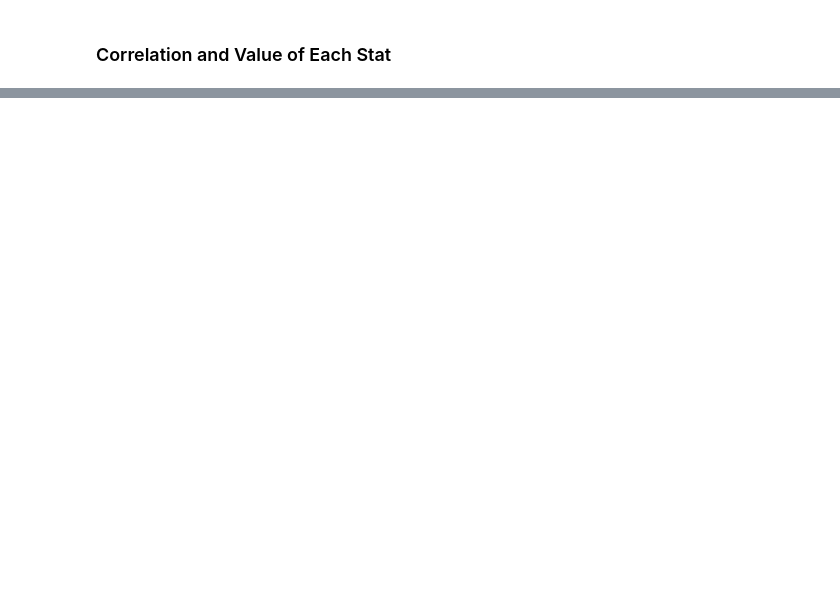
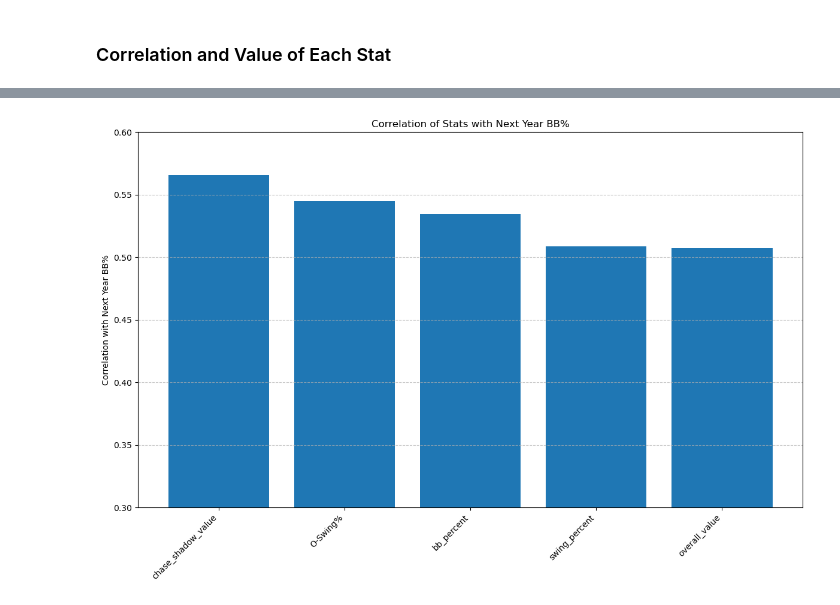
Before and after one commit to daltonlowery26/swing_decisons, a Jupyter notebook: analysis/stat_value.ipynb, the cells around one changed output, grey strips where cells are left out. Drawn from its saved outputs; the diff is of its cells as text; code cells hidden in the pictures; blank space fills up the shorter version.

```diff
--- a/analysis/stat_value.ipynb
+++ b/analysis/stat_value.ipynb
@@ -132,0 +196,27 @@ print(correlations_df)
+# %%
+correlations_df = correlations_df[abs(correlations_df['corr_next_BB%']) > 0.3]
+correlations_df['corr_next_BB%'] = abs(correlations_df['corr_next_BB%'])
+# %%
+import matplotlib.pyplot as plt
+
+# Sort correlations by wOBA correlation in descending order
+correlations_df = correlations_df.sort_values('corr_next_BB%', ascending=False)
+
+# Create figure with larger size
+plt.figure(figsize=(12, 8))
+
+# Create bar plot
+plt.bar(range(len(correlations_df)), correlations_df['corr_next_BB%'])
+
+# Customize the plot
+plt.xticks(range(len(correlations_df)), correlations_df['stat'], rotation=45, ha='right')
+plt.ylabel('Correlation with Next Year BB%')
+plt.title('Correlation of Stats with Next Year BB%')
+
+# Add grid for better readability
+plt.grid(axis='y', linestyle='--', alpha=0.7)
+plt.ylim(0.3, 0.6)
+# Adjust layout to prevent label cutoff
+plt.tight_layout()
+# %% [output]
+[figure, added]
```
Also changed, not shown: parts of 8 cells of this notebook, 5 other files.
